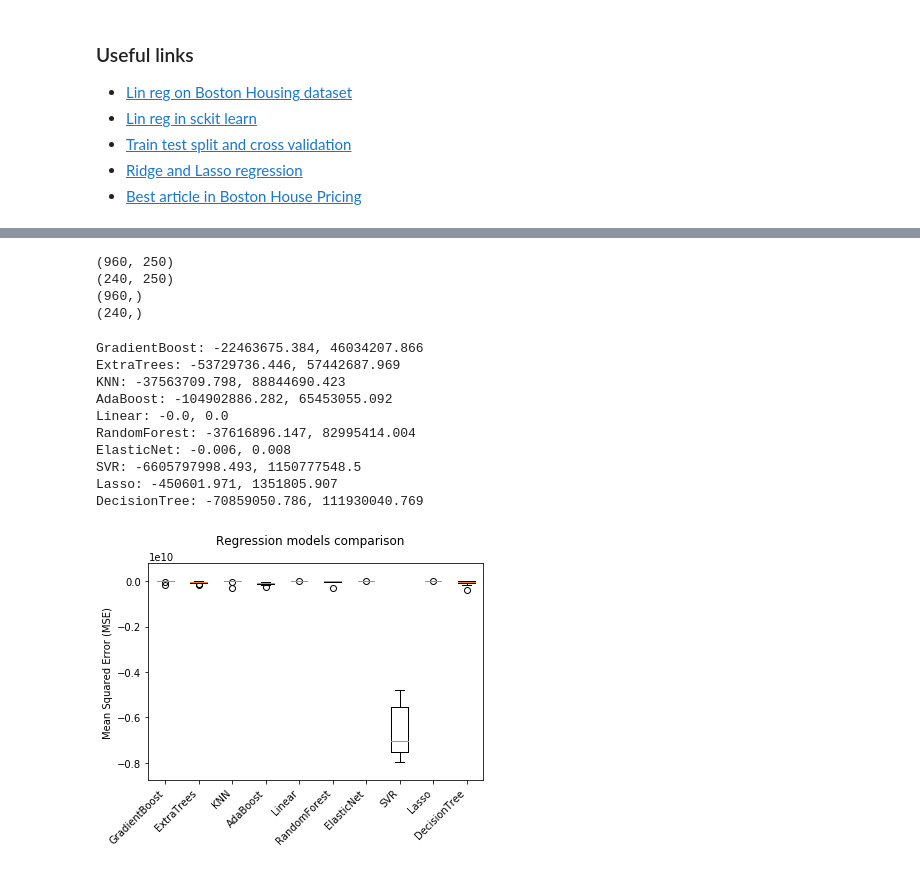
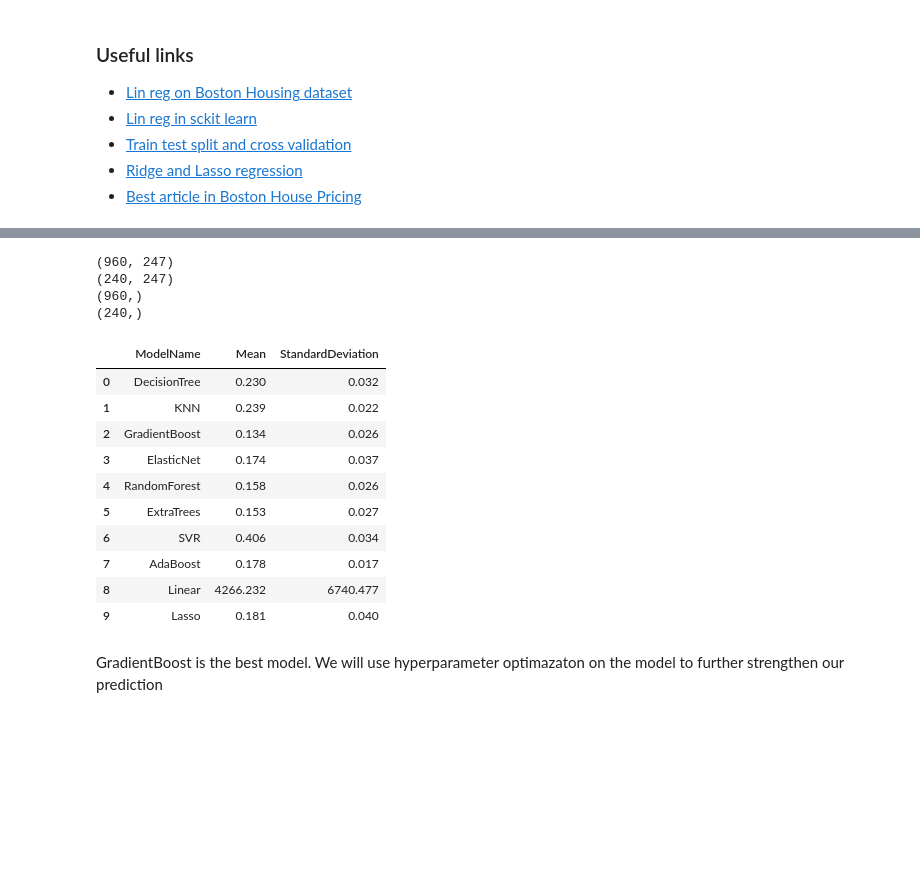
Before and after one commit to yohannjs/AML-2019, a Jupyter notebook: Challenges/House_Pricing/eivind_hpc.ipynb, the cells around one changed output, grey strips where cells are left out. Drawn from its saved outputs; the diff is of its cells as text; code cells hidden in the pictures; blank space fills up the shorter version.

```diff
--- a/Challenges/House_Pricing/eivind_hpc.ipynb
+++ b/Challenges/House_Pricing/eivind_hpc.ipynb
@@ -277,20 +119,14 @@ sns.heatmap(all_numerical_train.corr(method="pearson"))
 # %%
 from sklearn.model_selection import train_test_split
-from sklearn.preprocessing import StandardScaler
-# Divide training set and use scaler
 
-#scaler = StandardScaler().fit(allnum_train)
-#scaled_X = scaler.transform(allnum_train)
+# Divide training set
 
-realscaler = StandardScaler().fit(all_numerical_train)
-realscaled_X = realscaler.transform(all_numerical_train)
-
-seed = 9
+seed = 10
 test_size = 0.20
 
 #X_train, X_test, Y_train, Y_test  = train_test_split(allnum_train, allnum_prices, test_size = test_size, random_state = seed)
 
-X_train, X_test, Y_train, Y_test  = train_test_split(all_numerical_train, prices, test_size = test_size, random_state = seed)
+X_train, X_test, Y_train, Y_test  = train_test_split(X, y, test_size = test_size, random_state = seed)
 
 
 print(X_train.shape)
@@ -298,8 +134,8 @@ print(X_test.shape)
 print(Y_train.shape)
 print(Y_test.shape)
 # %% [output]
-(960, 250)
-(240, 250)
+(960, 247)
+(240, 247)
 (960,)
 (240,)
 # %%
@@ -317,55 +153,66 @@ from sklearn.ensemble import RandomForestRegressor
 from sklearn.ensemble import ExtraTreesRegressor
 from sklearn.metrics import mean_squared_error
 
+#scoring function
+def scoring_func(guess, predictions):
+    difference = np.sqrt(mean_squared_error(guess,predictions))
+    return difference
+
+custom_scorer = make_scorer(scoring_func,greater_is_better=True)
+
 # user variables to tune
 folds   = 10
-metric  = "neg_mean_squared_error"
+metric = "mean_squared_error"
 
 # hold different regression models in a single dictionary
 models = {}
 models["Linear"]        = LinearRegression()
 models["Lasso"]         = Lasso()
 models["ElasticNet"]    = ElasticNet()
 models["KNN"]           = KNeighborsRegressor()
 models["DecisionTree"]  = DecisionTreeRegressor()
 models["SVR"]           = SVR()
 models["AdaBoost"]      = AdaBoostRegressor()
 models["GradientBoost"] = GradientBoostingRegressor()
 models["RandomForest"]  = RandomForestRegressor()
 models["ExtraTrees"]    = ExtraTreesRegressor()
 
 # 10-fold cross validation for each model
-model_results = []
-model_names   = []
+model_results = pd.DataFrame(columns=['ModelName', 'Mean', 'StandardDeviation'])
+i = 0
 for model_name in models:
     model   = models[model_name]
     k_fold  = KFold(n_splits=folds, random_state=seed)
-    results = cross_val_score(model, X_train, Y_train, cv=k_fold, scoring=metric)
+    results = cross_val_score(model, X_train, Y_train, cv=k_fold, scoring=custom_scorer)
+    #results = cross_val_score(model, X_train, Y_train, cv=k_fold, scoring=metric)
+    model_results.loc[i] = [model_name, round(results.mean(), 3), round(results.std(), 3)]
+    i += 1
 
-    model_results.append(results)
-    model_names.append(model_name)
-    print("{}: {}, {}".format(model_name, round(results.mean(), 3), round(results.std(), 3)))
 
 # box-whisker plot to compare regression models
-figure = plt.figure()
+'''figure = plt.figure()
 figure.suptitle('Regression models comparison')
 axis = figure.add_subplot(111)
-plt.boxplot(model_results)
+plt.boxplot(model_results.Series.values)
 axis.set_xticklabels(model_names, rotation = 45, ha="right")
 axis.set_ylabel("Mean Squared Error (MSE)")
 plt.margins(0.05, 0.1)
-plt.show()
+plt.show()'''
+
+model_results.head(10)
 # %% [output]
-GradientBoost: -22463675.384, 46034207.866
-ExtraTrees: -53729736.446, 57442687.969
-KNN: -37563709.798, 88844690.423
-AdaBoost: -104902886.282, 65453055.092
-Linear: -0.0, 0.0
-RandomForest: -37616896.147, 82995414.004
-ElasticNet: -0.006, 0.008
-SVR: -6605797998.493, 1150777548.5
-Lasso: -450601.971, 1351805.907
-DecisionTree: -70859050.786, 111930040.769
-[figure, removed]
+|  | ModelName | Mean | StandardDeviation |
+| 0 | DecisionTree | 0.230 | 0.032 |
+| 1 | KNN | 0.239 | 0.022 |
+| 2 | GradientBoost | 0.134 | 0.026 |
+| 3 | ElasticNet | 0.174 | 0.037 |
+| 4 | RandomForest | 0.158 | 0.026 |
+| 5 | ExtraTrees | 0.153 | 0.027 |
+| 6 | SVR | 0.406 | 0.034 |
+| 7 | AdaBoost | 0.178 | 0.017 |
+| 8 | Linear | 4266.232 | 6740.477 |
+| 9 | Lasso | 0.181 | 0.040 |
+# %% [markdown]
+GradientBoost is the best model. We will use hyperparameter optimazaton on the model to further strengthen our prediction
 # %%
 # Best model
```
Also changed, not shown: parts of 34 cells of this notebook.
